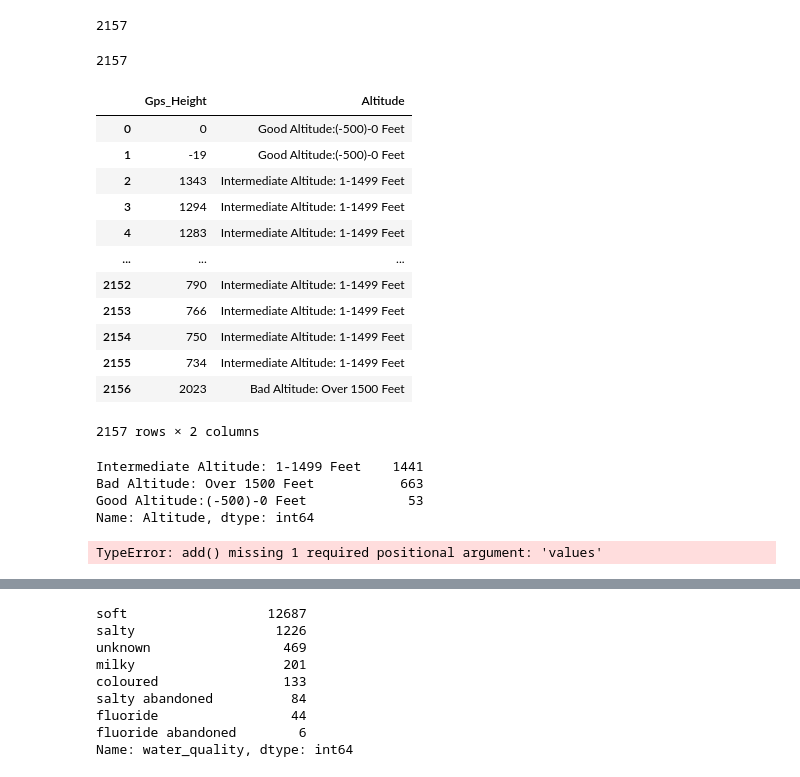
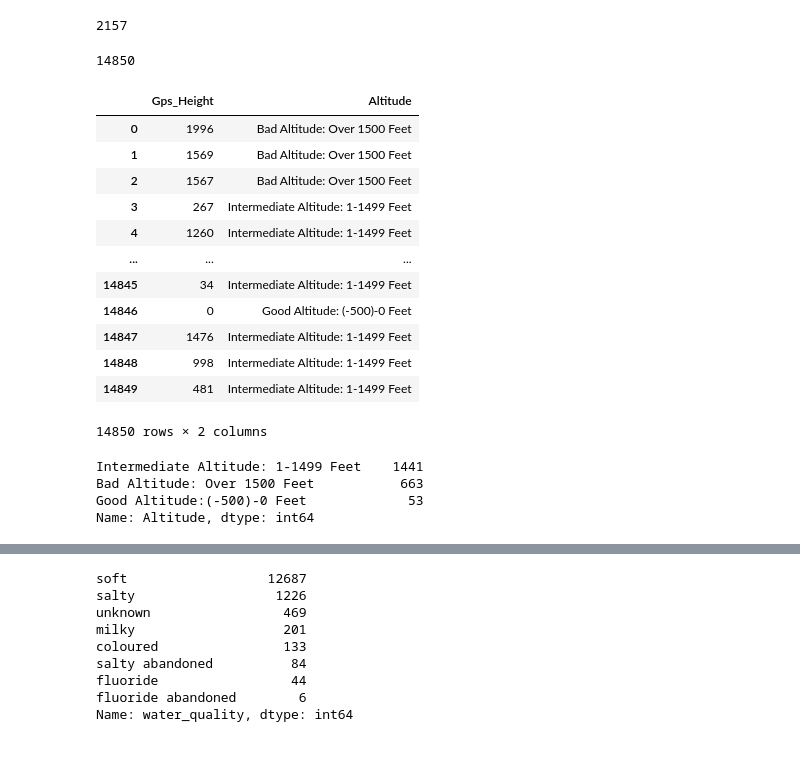
Before and after one commit to ruth-maker/file, a Jupyter notebook: Tanzanian.ipynb, the cells around one changed output, grey strips where cells are left out. Saved outputs shown, nothing was run; the diff lists cells and outputs as text; code cells hidden in the pictures.

```diff
--- a/Tanzanian.ipynb
+++ b/Tanzanian.ipynb
@@ -64,9 +281,11 @@ len(amount_tsh1)
+# %%
+amount_tsh3 = raw_info["amount_tsh"]
 # %%
 qualification = []
-for number in amount_tsh1:
-    if  0 <= number <= 59 or  189 <= number :qualification.append('Bad Static Head:0-59 or over 189')
-    if  100 <= number <= 120:qualification.append('Good Static Head:100-120')
+for number in amount_tsh3:
+    if  0 <= number <= 59 or  189 <= number :qualification.append('Bad Static Head: 0-59 or over 189')
+    if  100 <= number <= 120:qualification.append('Good Static Head: 100-120')
     if 60 <= number <= 99 or 130 <= number <= 190:
-        qualification.append('Intermediate Static Head:60-100 or 130-190')
+        qualification.append('Intermediate Static Head: 60-100 or 130-190')
 len(qualification)
 # %% [output]
@@ -212,35 +362,37 @@ for i in gps_height1:
 len(gps_height3)
 # %% [output]
 2157
+# %%
+gps_height4 = raw_info["gps_height"]
 # %%
 qualification1 = []
-for number in gps_height3:
+for number in gps_height4:
     if 1500 <= number or 2000<= number:
         qualification1.append('Bad Altitude: Over 1500 Feet')
     elif number <=-500 or number <= 0:
-            qualification1.append('Good Altitude:(-500)-0 Feet')
+            qualification1.append('Good Altitude: (-500)-0 Feet')
     elif 1 <= number <= 1499:
         qualification1.append('Intermediate Altitude: 1-1499 Feet')
 len(qualification1)
 # %% [output]
-2157
+14850
 # %%
-df1 = pd.DataFrame({'Gps_Height':gps_height3,'Altitude':qualification1})
+df1 = pd.DataFrame({'Gps_Height':gps_height4,'Altitude':qualification1})
 df1
 # %% [output]
 |  | Gps_Height | Altitude |
-| 0 | 0 | Good Altitude:(-500)-0 Feet |
-| 1 | -19 | Good Altitude:(-500)-0 Feet |
-| 2 | 1343 | Intermediate Altitude: 1-1499 Feet |
-| 3 | 1294 | Intermediate Altitude: 1-1499 Feet |
-| 4 | 1283 | Intermediate Altitude: 1-1499 Feet |
+| 0 | 1996 | Bad Altitude: Over 1500 Feet |
+| 1 | 1569 | Bad Altitude: Over 1500 Feet |
+| 2 | 1567 | Bad Altitude: Over 1500 Feet |
+| 3 | 267 | Intermediate Altitude: 1-1499 Feet |
+| 4 | 1260 | Intermediate Altitude: 1-1499 Feet |
 | ... | ... | ... |
-| 2152 | 790 | Intermediate Altitude: 1-1499 Feet |
-| 2153 | 766 | Intermediate Altitude: 1-1499 Feet |
-| 2154 | 750 | Intermediate Altitude: 1-1499 Feet |
-| 2155 | 734 | Intermediate Altitude: 1-1499 Feet |
-| 2156 | 2023 | Bad Altitude: Over 1500 Feet |
+| 14845 | 34 | Intermediate Altitude: 1-1499 Feet |
+| 14846 | 0 | Good Altitude: (-500)-0 Feet |
+| 14847 | 1476 | Intermediate Altitude: 1-1499 Feet |
+| 14848 | 998 | Intermediate Altitude: 1-1499 Feet |
+| 14849 | 481 | Intermediate Altitude: 1-1499 Feet |
-2157 rows × 2 columns
+14850 rows × 2 columns
 # %%
 df1["Altitude"].value_counts()
 # %% [output]
@@ -248,39 +400,6 @@ Intermediate Altitude: 1-1499 Feet    1441
 Bad Altitude: Over 1500 Feet           663
 Good Altitude:(-500)-0 Feet             53
 Name: Altitude, dtype: int64
-# %%
-base_html = """
-<!DOCTYPE html>
-<html>
-  <head>
-  <script type="text/javascript" src="http://kozea.github.com/pygal.js/javascripts/svg.jquery.js"></script>
-  <script type="text/javascript" src="https://kozea.github.io/pygal.js/2.0.x/pygal-tooltips.min.js""></script>
-  </head>
-  <body>
-    <figure>
-      {rendered_chart}
-    </figure>
-  </body>
-</html>
-"""
-from pygal.style import DefaultStyle
-def galplot(chart):
-    rendered_chart = chart.render(is_unicode=True)
-    plot_html = base_html.format(rendered_chart=rendered_chart)
-    display(HTML(plot_html))
-
-bar_chart = pygal.Bar(print_values=True, style=DefaultStyle(
-                  value_font_family='googlefont:Raleway',
-                  value_font_size=30,
-                  value_colors=('white','white','white')))
-bar_chart = pygal.Bar(legend_at_bottom=True, legend_at_bottom_columns=4)
-bar_chart.add( [663,53,1441])
-bar_chart.title = 'Count Plot of The Altitude Categories'
-bar_chart.x_labels = ['Bad Altitude: Over 1500 Feet','Good Altitude:(-500)-0 Feet',
-                'Intermediate Altitude: 1-1499 Feet']
-galplot(bar_chart)
-# %% [output]
-TypeError: add() missing 1 required positional argument: 'values'
 # %%
 category1 = []
 for i in qualification1:
```
Also changed, not shown: parts of 47 cells of this notebook.
